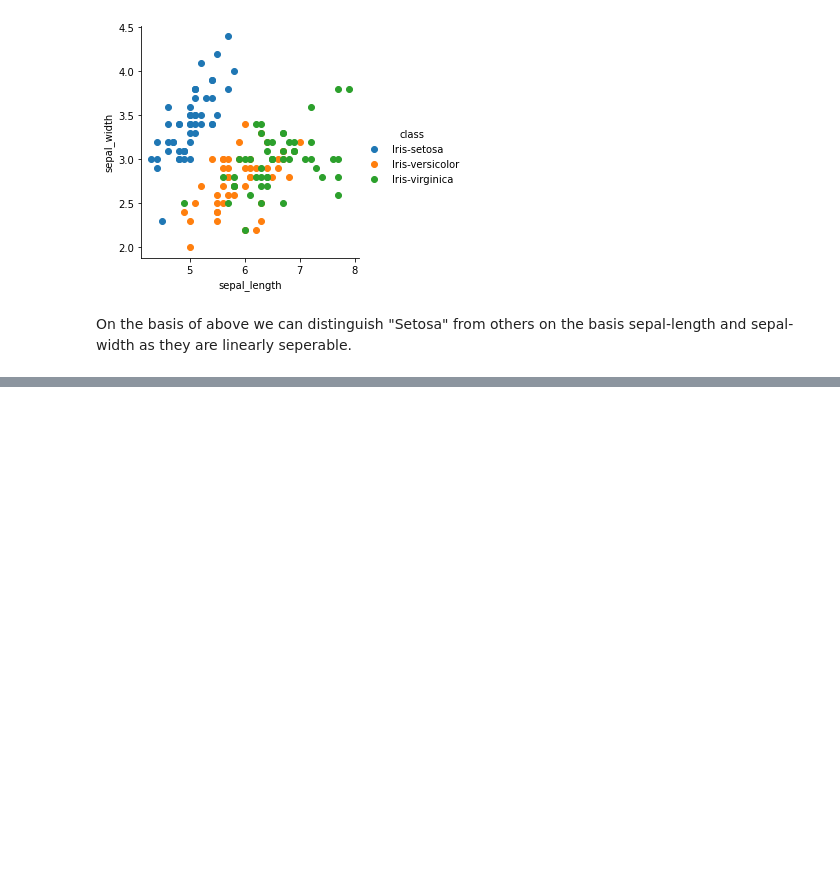
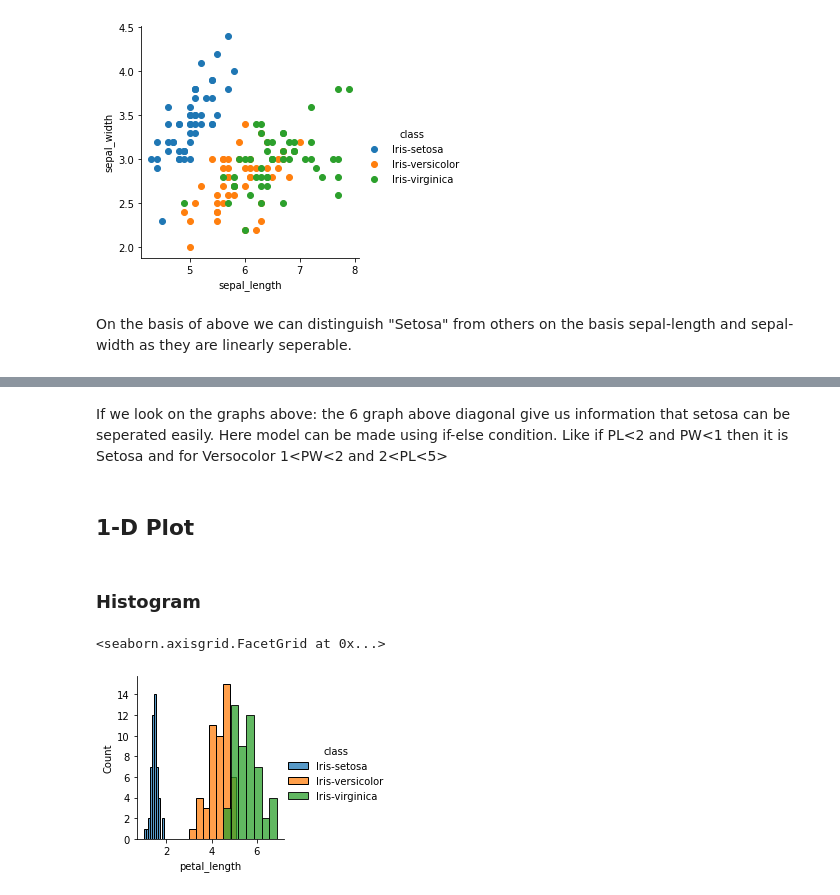
Before and after one commit to vijananish/exploratory-data-analysis, a Jupyter notebook: iris-dataset/iris-dataset.ipynb, the cells around one changed output, grey strips where cells are left out. Drawn from its saved outputs; the diff is of its cells as text; code cells hidden in the pictures; blank space fills up the shorter version.

```diff
--- a/iris-dataset/iris-dataset.ipynb
+++ b/iris-dataset/iris-dataset.ipynb
@@ -80,0 +67,11 @@ On the basis of above we can distinguish "Setosa" from others on the basis sepal
+# %% [markdown]
+If we look on the graphs above: the 6 graph above diagonal give us information that setosa can be seperated easily. Here model can be made using if-else condition. Like if PL<2 and PW<1 then it is Setosa and for Versocolor 1<PW<2 and 2<PL<5>
+# %% [markdown]
+## 1-D Plot
+# %% [markdown]
+### Histogram
+# %%
+sns.FacetGrid(iris_dataset, hue="class").map(sns.histplot, "petal_length").add_legend()
+# %% [output]
+<seaborn.axisgrid.FacetGrid at 0x...>
+[figure, added]
```
Also changed, not shown: parts of 8 cells of this notebook, 1 other file.
